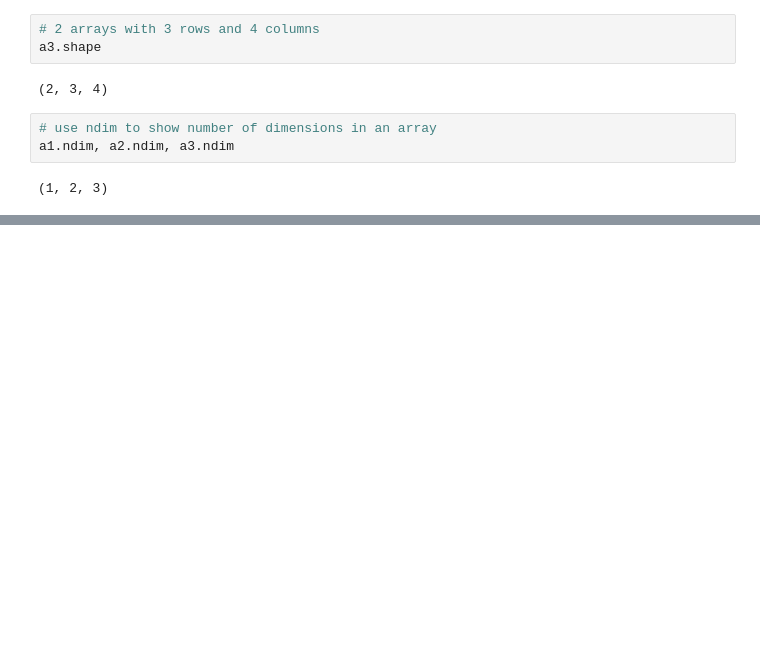
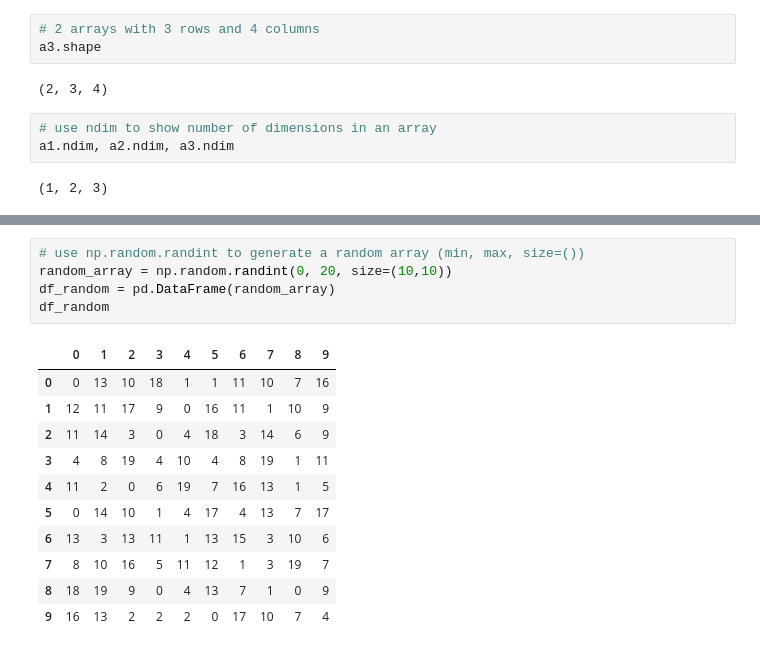
Before and after one commit to shvn22k/AIMLDSnotes, a Jupyter notebook: intro_to_numpy.ipynb, the cells around one changed output, grey strips where cells are left out. Cells and saved outputs as stored; diff of their text form; blank space fills up the shorter version.

```diff
--- a/intro_to_numpy.ipynb
+++ b/intro_to_numpy.ipynb
@@ -76,0 +160,17 @@ a1.ndim, a2.ndim, a3.ndim
+# %%
+# use np.random.randint to generate a random array (min, max, size=())
+random_array = np.random.randint(0, 20, size=(10,10))
+df_random = pd.DataFrame(random_array)
+df_random
+# %% [output]
+|  | 0 | 1 | 2 | 3 | 4 | 5 | 6 | 7 | 8 | 9 |
+| 0 | 0 | 13 | 10 | 18 | 1 | 1 | 11 | 10 | 7 | 16 |
+| 1 | 12 | 11 | 17 | 9 | 0 | 16 | 11 | 1 | 10 | 9 |
+| 2 | 11 | 14 | 3 | 0 | 4 | 18 | 3 | 14 | 6 | 9 |
+| 3 | 4 | 8 | 19 | 4 | 10 | 4 | 8 | 19 | 1 | 11 |
+| 4 | 11 | 2 | 0 | 6 | 19 | 7 | 16 | 13 | 1 | 5 |
+| 5 | 0 | 14 | 10 | 1 | 4 | 17 | 4 | 13 | 7 | 17 |
+| 6 | 13 | 3 | 13 | 11 | 1 | 13 | 15 | 3 | 10 | 6 |
+| 7 | 8 | 10 | 16 | 5 | 11 | 12 | 1 | 3 | 19 | 7 |
+| 8 | 18 | 19 | 9 | 0 | 4 | 13 | 7 | 1 | 0 | 9 |
+| 9 | 16 | 13 | 2 | 2 | 2 | 0 | 17 | 10 | 7 | 4 |
```
Also changed, not shown: parts of 68 cells of this notebook, 1 other file.
